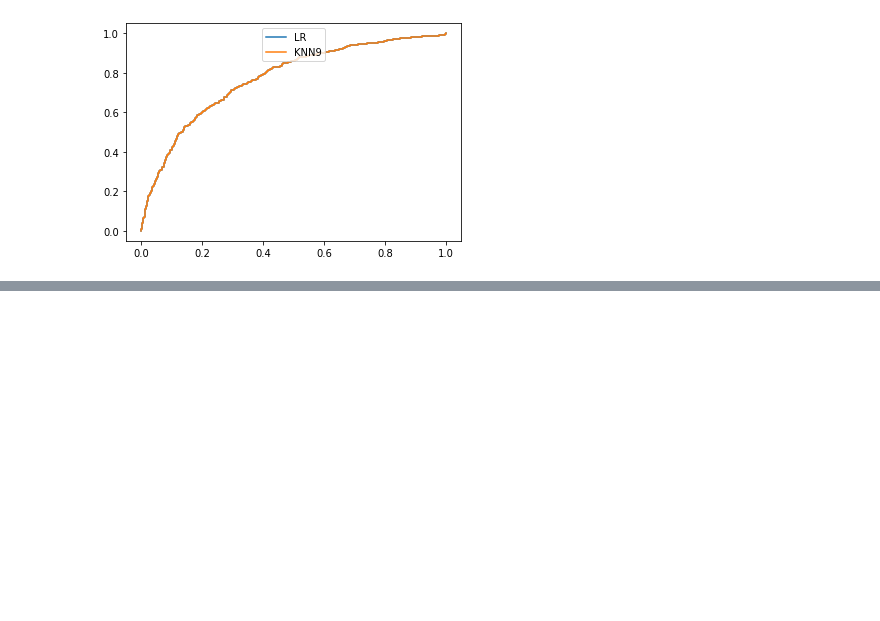
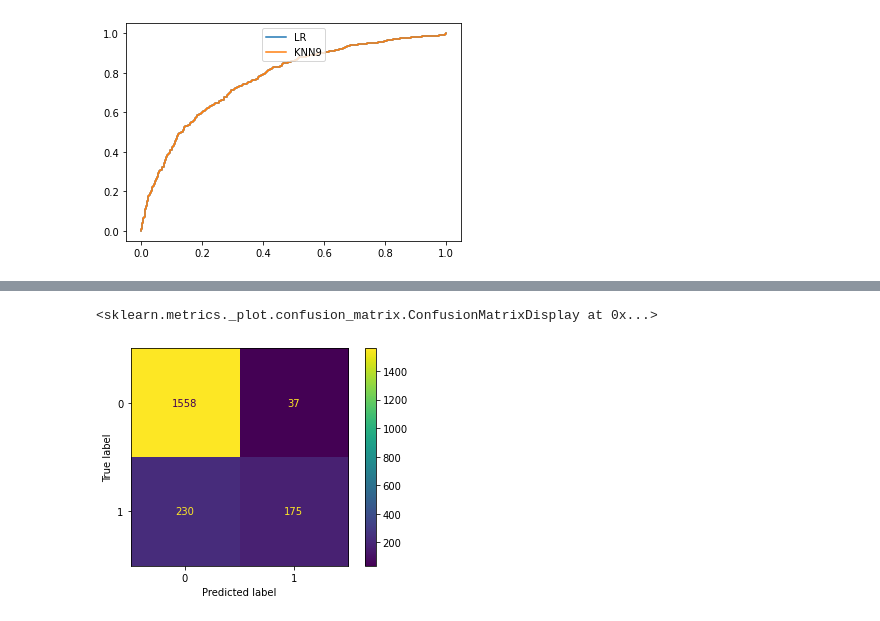
Before and after one commit to aws3ma/machine-learning, a Jupyter notebook: sc3.ipynb, the cells around one changed output, grey strips where cells are left out. Saved outputs shown, nothing was run; the diff lists cells and outputs as text; code cells hidden in the pictures; blank space fills up the shorter version.

```diff
--- a/sc3.ipynb
+++ b/sc3.ipynb
@@ -328,0 +349,4 @@ plt.show()
+# %%
+svrbf = SVC(kernel="rbf",probability=True)
+svrbf.fit(x_train,y_train)
+y_pred_rbf = svrbf.predict(x_test)
@@ -328,0 +357,5 @@ plt.show()
+# %%
+plot_confusion_matrix(svrbf, x_test, y_test)
+# %% [output]
+<sklearn.metrics._plot.confusion_matrix.ConfusionMatrixDisplay at 0x...>
+[figure, added]
```
Also changed, not shown: parts of 29 cells of this notebook.
